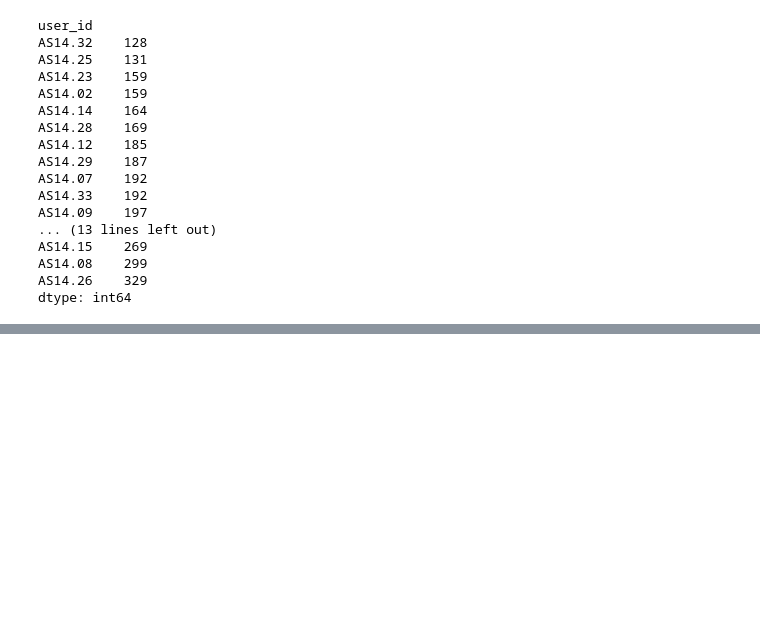
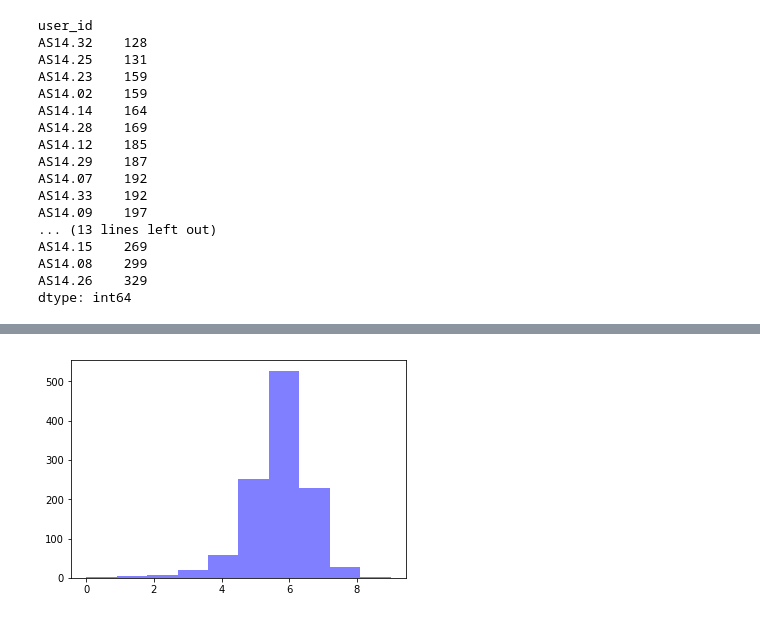
Before and after one commit to antreashp/Clean_data_mining_2020, a Jupyter notebook: numerical_analysis.ipynb, the cells around one changed output, grey strips where cells are left out. Drawn from its saved outputs; the diff is of its cells as text; code cells hidden in the pictures; blank space fills up the shorter version.

```diff
--- a/numerical_analysis.ipynb
+++ b/numerical_analysis.ipynb
@@ -8,3 +6,13 @@ df = preprocess_instance.create_dataframe()
+# %%
+preprocess_instance = preprocess(filename)
+df = preprocess_instance.create_dataframe()
+
+methods = ['average', 'max', 'max', 'max', 'max', 'max', 'max', 'max', 'max', 'max',
+                   'max', 'max', 'max', 'max', 'max', 'max', 'max', 'max', 'average', 'average',
+                   'average', 'average', 'average', 'average', 'average', 'average', 'average', 'average']
+preprocess_instance2 = preprocess(filename, window_size=10,methods=methods)
+preprocess_instance2.normalize()
+preprocess_instance2.bin(include_remainder=False)
 # %%
 print(df['mood'].mean() + 1)
 print(df.groupby('user_id')['mood'].mean() + 1)
@@ -54,0 +89,2 @@ dtype: int64
+# %%
+df2 = preprocess_instance2.create_dataframe_pros()
@@ -54,0 +112,5 @@ dtype: int64
+# %%
+n, bins, patches = plt.hist(df2['mood'], facecolor='blue', alpha=0.5)
+plt.show()
+# %% [output]
+[figure, added]
```
Also changed, not shown: parts of 6 cells of this notebook.
